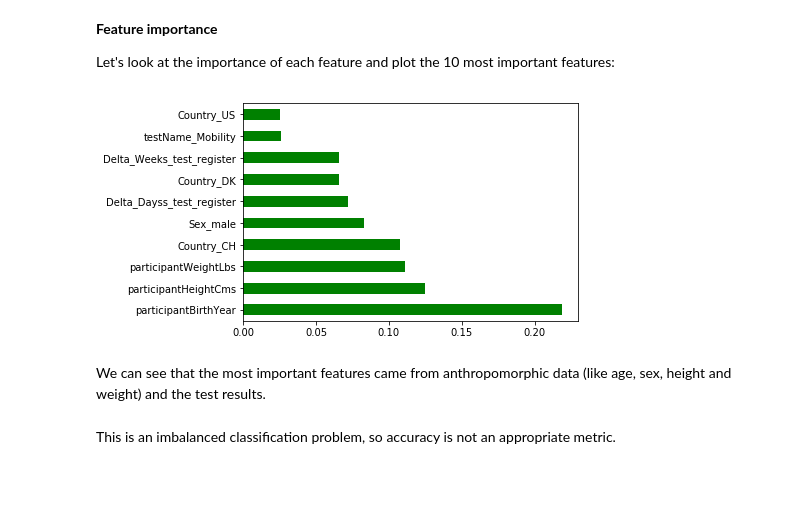
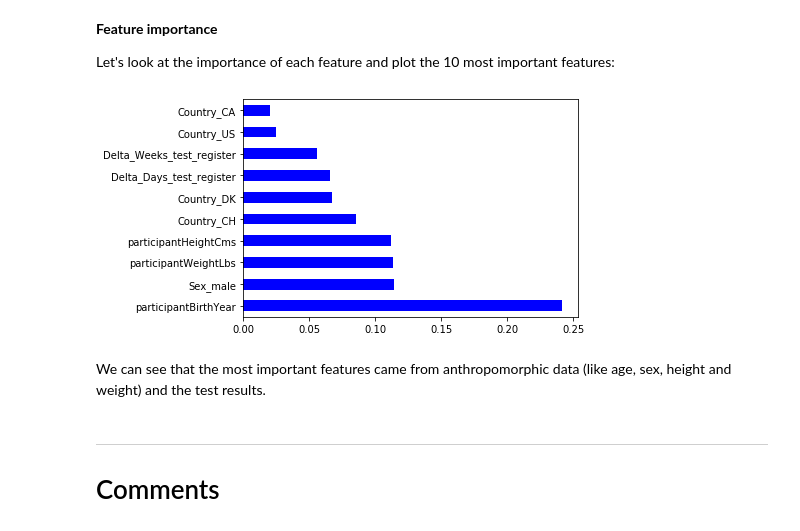
Before and after one commit to ca-schumacher/ms-rwd, a Jupyter notebook: Classification_model.ipynb, the cells around one changed output. Drawn from its saved outputs; the diff is of its cells as text; code cells hidden in the pictures; blank space fills up the shorter version.

```diff
--- a/Classification_model.ipynb
+++ b/Classification_model.ipynb
@@ -359,0 +108,7 @@ print('RMSE:',math.sqrt(mse_RF_test),'   R2:',R2_RF_test)'''
+# %%
+X_train, X_test, y_train, y_test = train_test_split(X, y, test_size = 0.25)
+sc = StandardScaler()
+X_train = sc.fit_transform(X_train)
+X_test = sc.transform(X_test)
+#X_rest.reset_index(drop=True,inplace = True)
+#y_rest.reset_index(drop=True,inplace = True)
@@ -395,15 +395,15 @@ print("Random Forest         " + "%2.4f    %2.4f" % (R2_RF_train,R2_RF_test))
 X_train, X_test, y_train, y_test = train_test_split(X, y, test_size = 0.25)
 # %%
 # Set the parameters by cross-validation
-tuned_parameters = [{'n_estimators': [10, 25], 'max_depth': [5, 10, 20]}]
-scores = ['precision', 'recall']
+tuned_parameters = [{'n_estimators': [10, 25], 'max_depth': [5, 10, 20], 'min_samples_split': [0.3, 0.6], 'min_samples_leaf': [0.2, 0.4], 'max_features': ['sqrt','log2',None]}]
+scores = ['roc_auc']# 'recall']
 # %%
 for score in scores:
     print("# Tuning hyper-parameters for %s" % score)
     print()
 
     clf = GridSearchCV(
-        RandomForestClassifier(n_estimators=25, criterion = 'entropy'), tuned_parameters, scoring='%s_macro' % score
+        RandomForestClassifier(criterion = 'entropy'), tuned_parameters, scoring='%s' % score
     )
     sc = StandardScaler()
     X_train = sc.fit_transform(X_train)
@@ -423,8 +423,9 @@ for score in scores:
               % (mean, std * 2, params))
     print()
 
-    print("Detailed classification report:")
+    print("Best parameter set:")
     print()
+    print(clf.best_params_)
     print("The model is trained on the full development set.")
     print("The scores are computed on the full evaluation set.")
     print()
@@ -453,0 +469,4 @@ Our previously used settings ('n_estimators=25') seems like a reasonable setting
+# %%
+RandomForestClassifier(clf.best_params_, criterion = 'entropy')
+classifier_RF.fit(X_train, y_train)
+y_pred_RF = classifier_RF.predict(X_test)
@@ -459,11 +524,12 @@ Our previously used settings ('n_estimators=25') seems like a reasonable setting
 Let's look at the importance of each feature and plot the 10 most important features:
 # %%
 feat_importances = pd.Series(classifier_RF.feature_importances_, index=X.columns)
-feat_importances.nlargest(10).plot(kind='barh',color='green')
+feat_importances.nlargest(10).plot(kind='barh',color='blue')
 plt.show()
 # %% [output]
-[figure, old version]
+[figure, new version]
 # %% [markdown]
 We can see that the most important features came from anthropomorphic data (like age, sex, height and weight) and the test results.
-# %% [markdown]
-This is an imbalanced classification problem, so accuracy is not an appropriate metric.
+# %% [markdown]
+---
+# Comments
```
Also changed, not shown: parts of 115 cells of this notebook, 1 other file.
